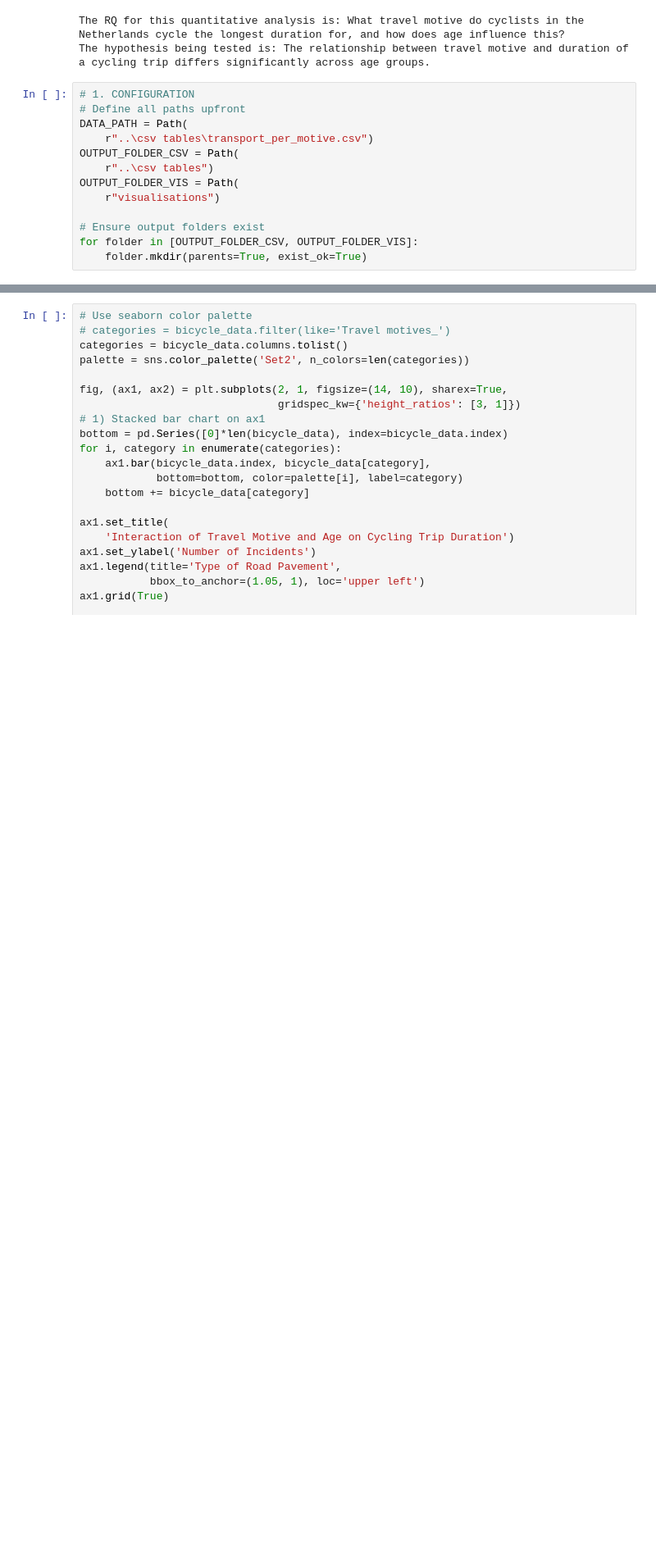
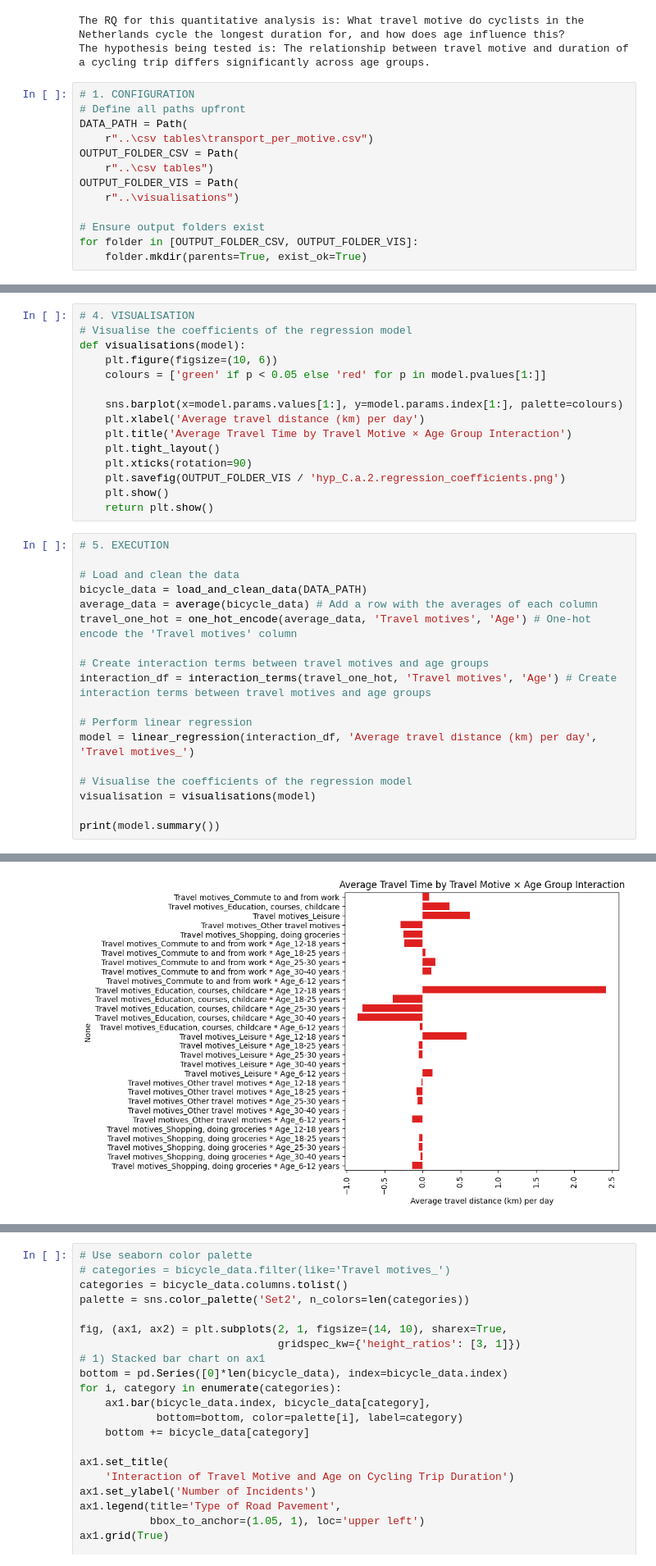
Before and after one commit to Angel-1213/six4change-quant-data, a Jupyter notebook: data analysis/Linear-regression2.ipynb, the cells around one changed output, grey strips where cells are left out. Shown at 82% size. Drawn from its saved outputs; the diff is of its cells as text; blank space fills up the shorter version.

```diff
--- a/data analysis/Linear-regression2.ipynb
+++ b/data analysis/Linear-regression2.ipynb
@@ -20,7 +211,7 @@ DATA_PATH = Path(
 OUTPUT_FOLDER_CSV = Path(
     r"..\csv tables")
 OUTPUT_FOLDER_VIS = Path(
-    r"visualisations")
+    r"..\visualisations")
 
 # Ensure output folders exist
 for folder in [OUTPUT_FOLDER_CSV, OUTPUT_FOLDER_VIS]:
@@ -121,0 +368,34 @@ dtype: float64
+# %%
+# 4. VISUALISATION
+# Visualise the coefficients of the regression model
+def visualisations(model):
+    plt.figure(figsize=(10, 6))
+    colours = ['green' if p < 0.05 else 'red' for p in model.pvalues[1:]]
+
+    sns.barplot(x=model.params.values[1:], y=model.params.index[1:], palette=colours)
+    plt.xlabel('Average travel distance (km) per day')
+    plt.title('Average Travel Time by Travel Motive × Age Group Interaction')
+    plt.tight_layout()
+    plt.xticks(rotation=90)
+    plt.savefig(OUTPUT_FOLDER_VIS / 'hyp_C.a.2.regression_coefficients.png')
+    plt.show()
+    return plt.show()
+# %%
+# 5. EXECUTION
+
+# Load and clean the data
+bicycle_data = load_and_clean_data(DATA_PATH)
+average_data = average(bicycle_data) # Add a row with the averages of each column
+travel_one_hot = one_hot_encode(average_data, 'Travel motives', 'Age') # One-hot encode the 'Travel motives' column
+
+# Create interaction terms between travel motives and age groups
+interaction_df = interaction_terms(travel_one_hot, 'Travel motives', 'Age') # Create interaction terms between travel motives and age groups
+
+# Perform linear regression
+model = linear_regression(interaction_df, 'Average travel distance (km) per day', 'Travel motives_')
+
+# Visualise the coefficients of the regression model
+visualisation = visualisations(model)
+
+print(model.summary())
+# %% [output]
@@ -121,0 +407 @@ dtype: float64
+[figure, added]
```
Also changed, not shown: parts of 27 cells of this notebook, 24 other files.
